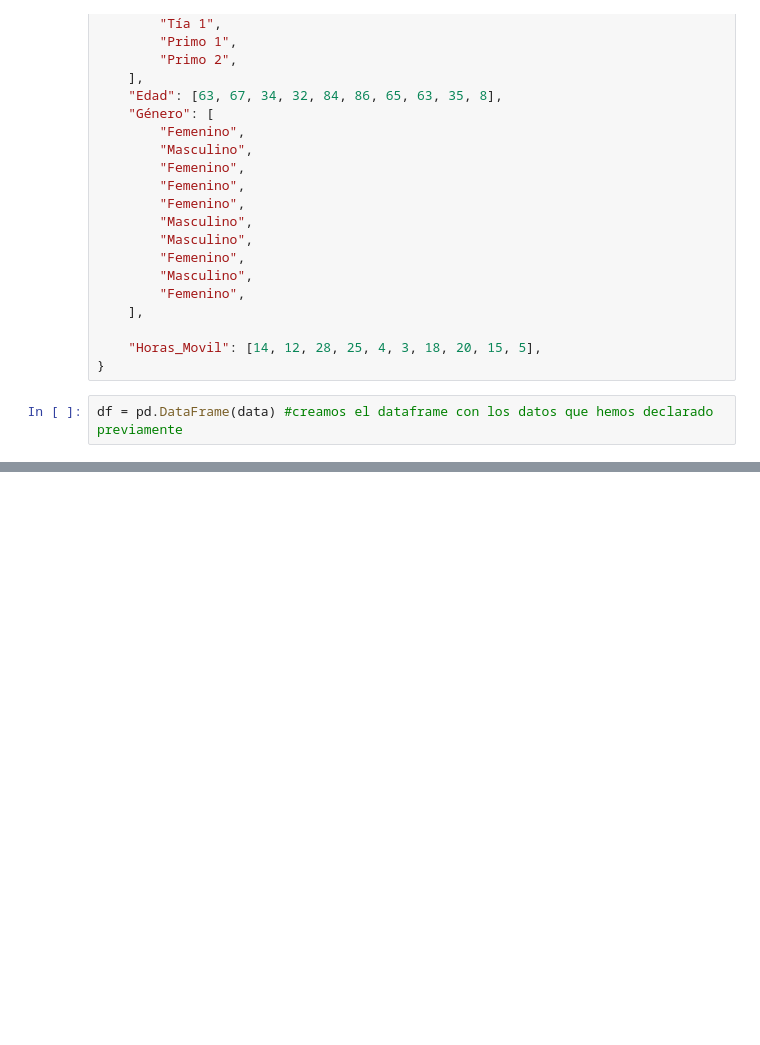
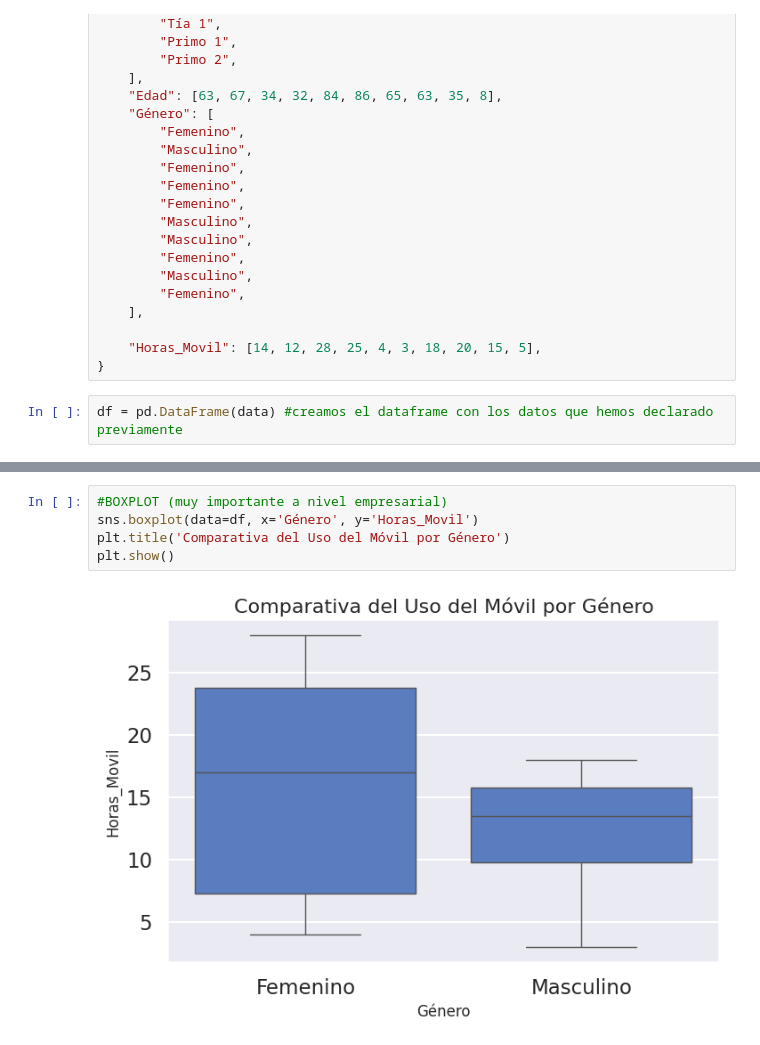
Before and after one commit to Miris-01/colab-practising, a Jupyter notebook: ej_estadistica.ipynb, the cells around one changed output, grey strips where cells are left out. Cells and saved outputs as stored; diff of their text form; blank space fills up the shorter version.

```diff
--- a/ej_estadistica.ipynb
+++ b/ej_estadistica.ipynb
@@ -91,0 +126,7 @@ Percentil 90: 84.2
+# %%
+#BOXPLOT (muy importante a nivel empresarial)
+sns.boxplot(data=df, x='Género', y='Horas_Movil')
+plt.title('Comparativa del Uso del Móvil por Género')
+plt.show()
+# %% [output]
+[figure, added]
```
Also changed, not shown: parts of 7 cells of this notebook.
